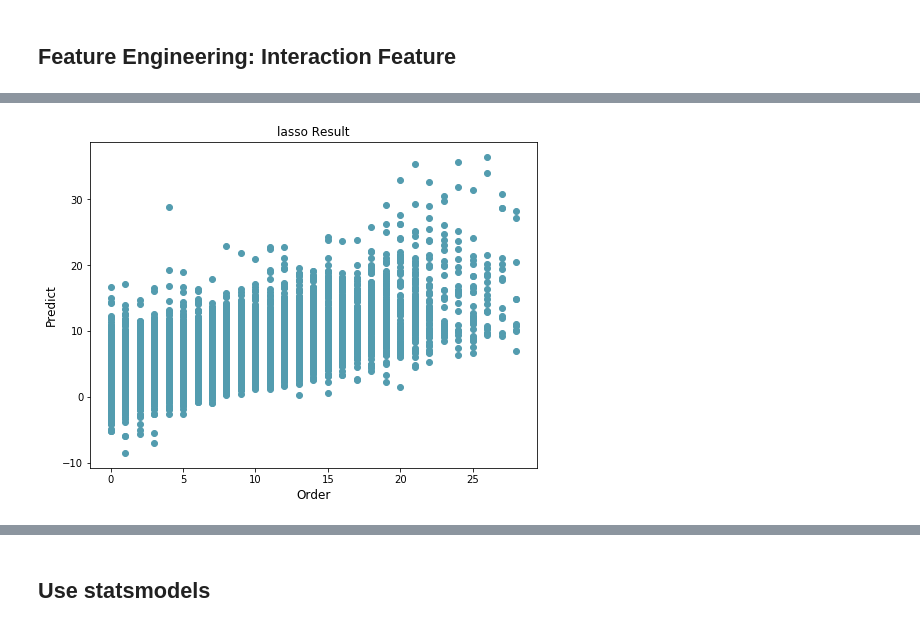
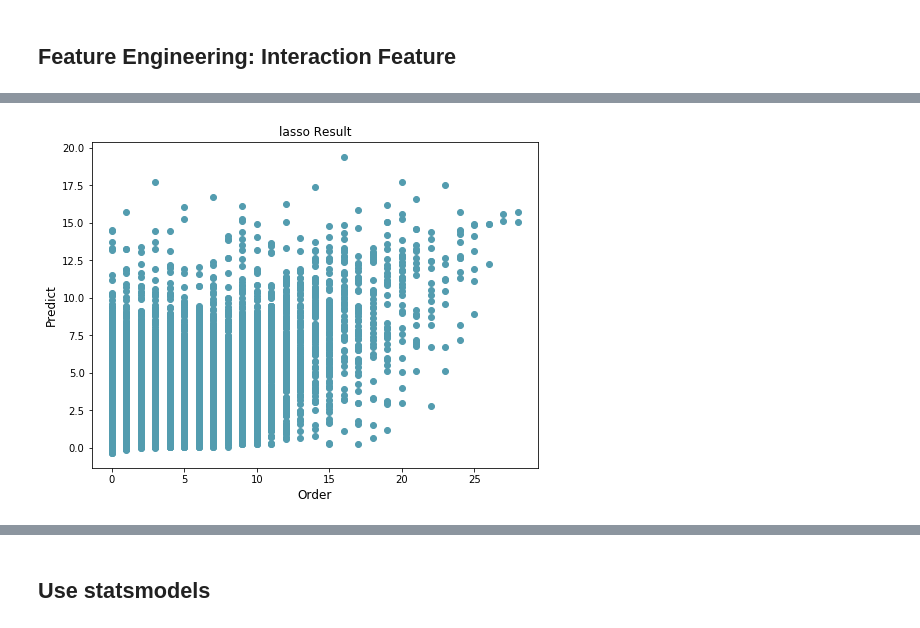
Before and after one commit to JustinNew/archive, a Jupyter notebook: projects/LostDemandImpact/Lost_Deliveries_Impact_V1.0.ipynb, the cells around one changed output, grey strips where cells are left out. Saved outputs shown, nothing was run; the diff lists cells and outputs as text; code cells hidden in the pictures.

Commit message:
lost impact

```diff
--- a/projects/LostDemandImpact/Lost_Deliveries_Impact_V1.0.ipynb
+++ b/projects/LostDemandImpact/Lost_Deliveries_Impact_V1.0.ipynb
@@ -173,7 +184,7 @@ user_df = user_df.merge(user_type_last, on='user_id', how='left')\
 ## Get DataFrame For The Second 28 Days.
 # %%
 # df_labels = pd.concat([df_lds_orders_201810, df_lds_orders_201811])
-df_labels = df_lds_orders_201810.copy()
+df_labels = df_lds_orders_201810
 df_labels = user_ids.merge(df_labels, on=['user_id'], how='left')
 df_labels = df_labels[(df_labels['date'] >= df_labels['last_date'])\
                       & (df_labels['date'] < df_labels['label_date'])]
@@ -181,21 +192,10 @@ df_labels = df_labels[(df_labels['date'] >= df_labels['last_date'])\
 ## Feature Engineers For Labels
 # %%
 # Get orders for this period.
-# Zero orders are not included.
-label_orders_per_day = df_labels[['user_id', 'date', 'converted']]\
-    .groupby(['user_id', 'date']).sum().reset_index()
-
-label_orders = label_orders_per_day[label_orders_per_day['converted'] != 0][['user_id', 'date']]\
-    .groupby(['user_id']).count().reset_index().rename(columns={'date': 'order'})
+label_orders = get_orders(df_labels[['user_id', 'date', 'converted']])
 
 # Get visits for the period, visit per day is 0 or 1.
-# Get DataFrame of all unique visits.
-label_unique_visits = df_labels[['user_id', 'date']]\
-    .drop_duplicates()
-
-# Count number of sessions for each user during this period.
-label_visits = label_unique_visits.groupby(['user_id']).count().reset_index()\
-    .rename(columns={'date':'visit'})
+label_visits = get_visits(df_labels[['user_id', 'date']])
 
 label_df = user_ids.merge(label_visits, on=['user_id'], how='left')
 label_df = label_df.merge(label_orders, on=['user_id'], how='left')
@@ -902,9 +902,9 @@ dtype: int64
 # %% [markdown]
 ## Feature Engineering: Interaction Feature
 # %%
-user_df['lost_x_session'] = user_df['lost_estimate'] * user_df['session']
+user_df['lost_x_visit'] = user_df['lost_estimate'] * user_df['visit']
 user_df['lost_x_warehouse_daily_avg'] = user_df['lost_estimate'] * user_df['warehouse_daily_avg']
-user_df['session_d_warehouse_daily_avg'] = user_df['session'] * user_df['warehouse_daily_avg']
+user_df['visit_d_warehouse_daily_avg'] = user_df['visit'] * user_df['warehouse_daily_avg']
 # %% [markdown]
 ## Model Train
 
@@ -928,48 +928,48 @@ df.head(3)
 # %%
 # Get train, test and predict DataFrame
 model_type = 'lasso' # 'ridge', 'lasso', 'elasticnet'
-user_type_model = 5
+user_type_model = 2
 model_all = False
 
 data = df[df['user_type'] == user_type_model].copy().reset_index().drop(['index'], axis=1)
 if model_all:
     data = df.copy().reset_index().drop(['index'], axis=1)
 
-clf_features = ['lost_estimate', 'session', 'order',\
+clf_features = ['lost_estimate', 'visit', 'order',\
                 'has_phone', 'gender_male',\
                 'gender_female', 'warehouse_daily_avg',\
                'visit_interval']
 data_X = np.array(data[clf_features])
 data_Y = np.array(data['label_visit'])
 
 train_X, test_X, train_y, test_y = train_test_split(data_X, data_Y, test_size=.1)
 
 alpha_list = [0.0001, 0.0003, 0.0006, 0.001, 0.003,\
               0.006, 0.01, 0.03, 0.06, 0.1, 0.3, 0.6, 1]
 if model_type == "ridge":
     clf = linear_model.RidgeCV(alphas = alpha_list, cv = 10)
 elif model_type == "lasso":
     clf = linear_model.LassoCV(alphas = alpha_list, max_iter = 5000, cv = 10)
 elif model_type == "elasticnet":
     clf = linear_model.ElasticNetCV(l1_ratio = [.1, .5, .7, .9, .95, .99, 1],\
                                      alphas = alpha_list,\
                                      max_iter = 1000, cv = 3)
 
 clf.fit(train_X, train_y)
 predict_y = clf.predict(test_X)
 
 compare_df = pd.DataFrame({'order':test_y, 'predict':predict_y})
 
 fig, ax = plt.subplots(figsize=(8,6))
 ax.scatter(compare_df['order'], compare_df['predict'], color='#539caf')
 ax.set_xlabel('Order',fontsize=12)
 ax.set_ylabel('Predict',fontsize=12)
 ax.set_title('%s Result'%(model_type))
 # ax.legend(loc = 'upper right', fontsize=10)
 plt.savefig('20180903-20180930 RidgeCV Result.png')
 plt.show()
 # %% [output]
-[figure, old version]
+[figure, new version]
 # %%
 print('Regularization %.2f.\n'%(clf.alpha_))
 coef_dict = {}
```
Also changed, not shown: parts of 16 cells of this notebook.
